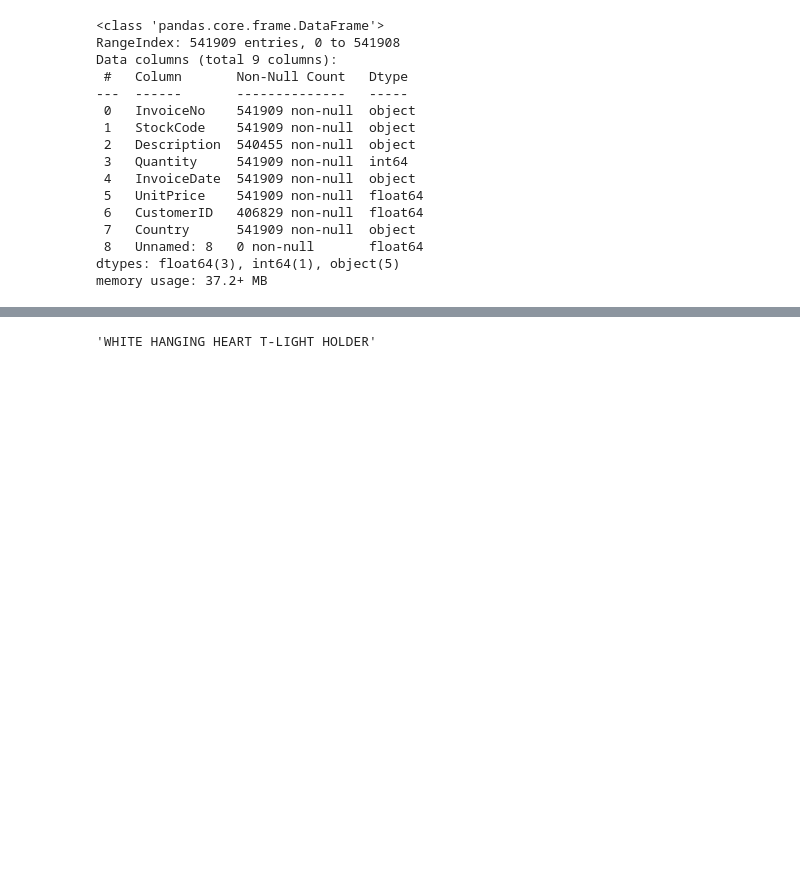
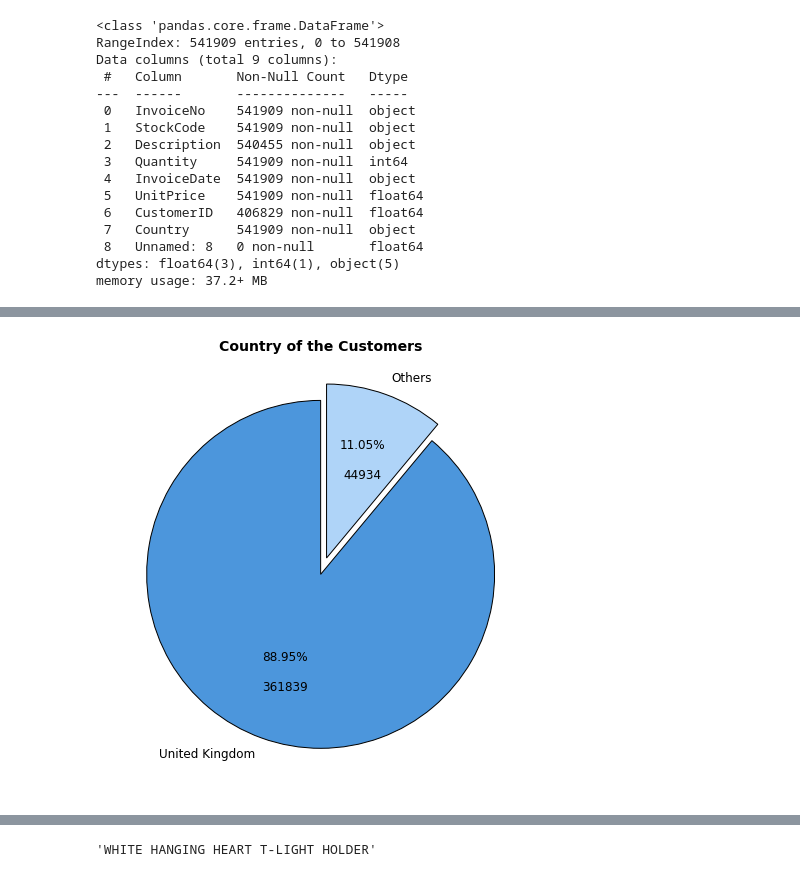
Before and after one commit to alyssonvidal/E-Commerce-Clusterization, a Jupyter notebook: notebooks/part02_eda.ipynb, the cells around one changed output, grey strips where cells are left out. Saved outputs shown, nothing was run; the diff lists cells and outputs as text; code cells hidden in the pictures; blank space fills up the shorter version.

```diff
--- a/notebooks/part02_eda.ipynb
+++ b/notebooks/part02_eda.ipynb
@@ -21,2 +26,7 @@ memory usage: 37.2+ MB
 from wordcloud import WordCloud, STOPWORDS, ImageColorGenerator
 from PIL import Image
+# %%
+#retornar o a a porcentagem e o valor da porcentagem e forma de texto
+def func(pct, allvalues):
+    absolute = int(pct / 100.*np.sum(allvalues))
+    return "{:.2f}%\n\n{:d}".format(pct, absolute)
@@ -22,0 +155,11 @@ from PIL import Image
+# %%
+# sum all values of a list and return the percentage and sum
+def func(pct, allvalues):
+    absolute = int(pct / 100.*np.sum(allvalues))
+    return "{:.2f}%\n\n{:d}".format(pct, absolute)
+# %%
+country_1=data_eda['Country'].value_counts().iloc[:1]
+country_o=data_eda['Country'].value_counts().iloc[1:].sum()
+
+others=pd.Series( data=country_o, index=["Others"], name ="Country")
+country_resume = pd.concat([country_1, others])
@@ -22,0 +170,20 @@ from PIL import Image
+# %%
+plt.figure(figsize=(12,8))
+plt.title('Country of the Customers', fontsize=14, fontweight='bold')
+
+labels = country_resume.index.tolist()
+sizes = country_resume.tolist()
+
+plt.pie(sizes,
+        labels=labels,
+        colors=['#4C96DC','#AFD4F8'],
+        explode = (0, 0.1),
+        autopct = lambda pct: func(pct, sizes),
+        startangle=90,
+        wedgeprops = { 'linewidth' : 1, 'edgecolor' : "black"}, textprops={'fontsize': 12})
+
+
+plt.savefig("..//images//sales_country.png")
+plt.show()
+# %% [output]
+[figure, added]
```
Also changed, not shown: parts of 27 cells of this notebook, 11 other files.
